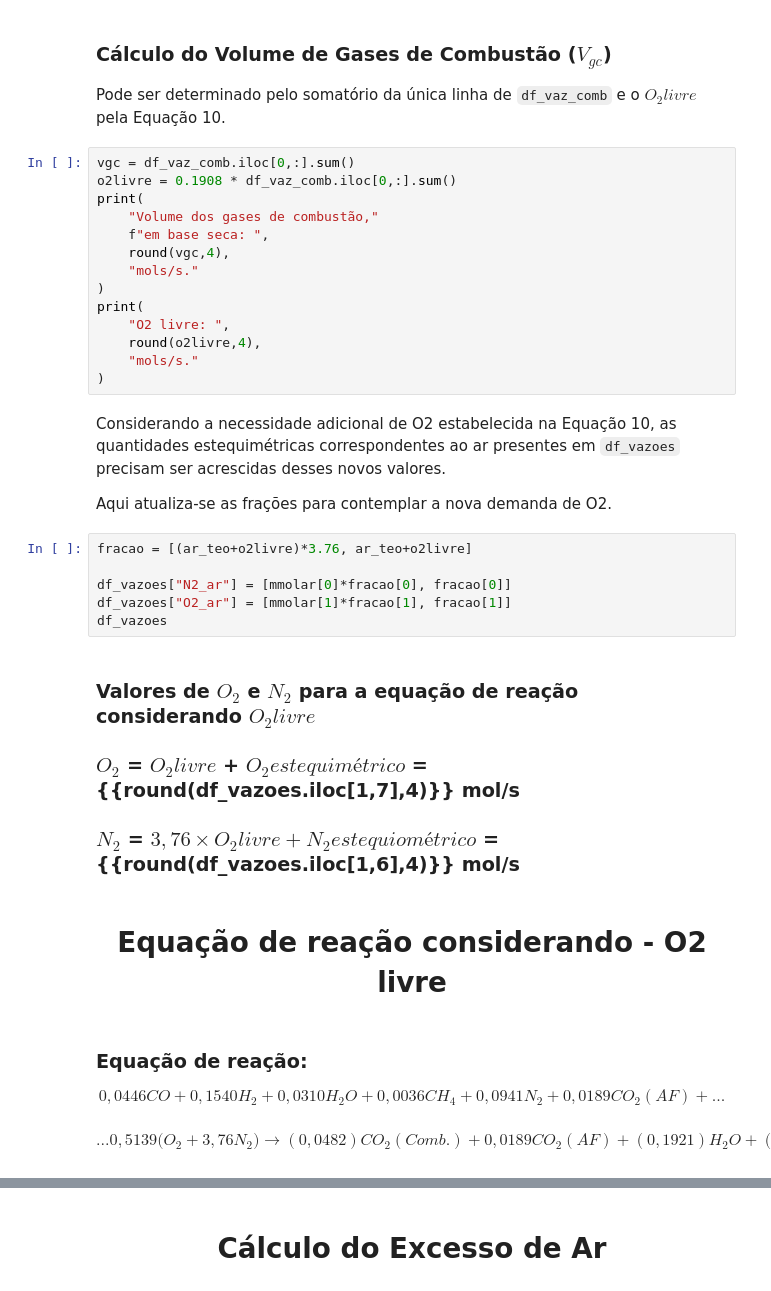
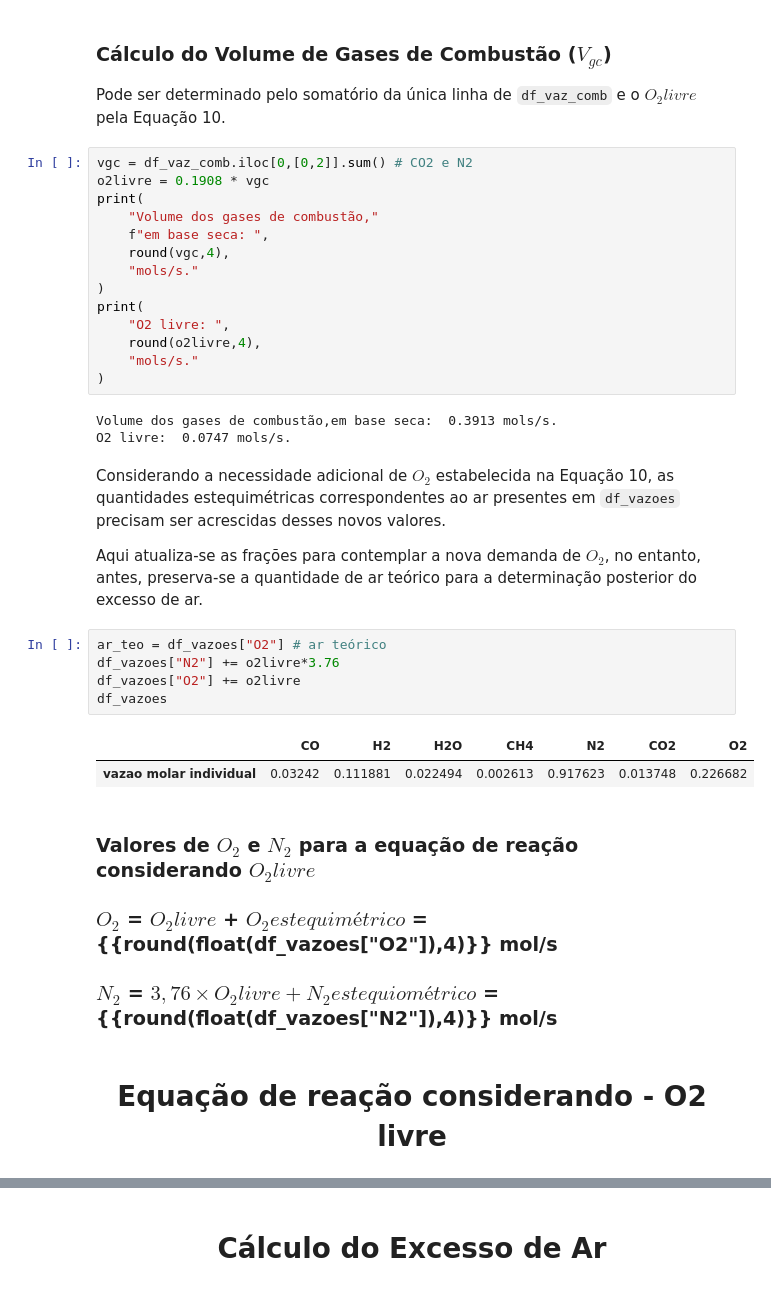
Before and after one commit to ProfLeao/GESESC-adiabatic-flames, a Jupyter notebook: Combustão_Cantera.ipynb, the cells around one changed output, grey strips where cells are left out. Drawn from its saved outputs; the diff is of its cells as text.

```diff
--- a/Combustão_Cantera.ipynb
+++ b/Combustão_Cantera.ipynb
@@ -379,8 +372,8 @@ $V_{gc}$  é volume dos gases de combustão em base seca
 ### Cálculo do Volume de Gases de Combustão ($V_{gc}$)
 Pode ser determinado pelo somatório da única linha de `df_vaz_comb` e o $O_2{livre}$ pela Equação 10.
 # %%
-vgc = df_vaz_comb.iloc[0,:].sum()
-o2livre = 0.1908 * df_vaz_comb.iloc[0,:].sum()
+vgc = df_vaz_comb.iloc[0,[0,2]].sum() # CO2 e N2
+o2livre = 0.1908 * vgc
 print(
     "Volume dos gases de combustão,"
     f"em base seca: ",
@@ -392,35 +385,27 @@ print(
     round(o2livre,4),
     "mols/s."
 )
+# %% [output]
+Volume dos gases de combustão,em base seca:  0.3913 mols/s.
+O2 livre:  0.0747 mols/s.
 # %% [markdown]
-Considerando a necessidade adicional de O2 estabelecida na Equação 10, as quantidades estequimétricas correspondentes ao ar presentes em `df_vazoes` precisam ser acrescidas desses novos valores.
+Considerando a necessidade adicional de $O_2$ estabelecida na Equação 10, as quantidades estequimétricas correspondentes ao ar presentes em `df_vazoes` precisam ser acrescidas desses novos valores.
 
-Aqui atualiza-se as frações para contemplar a nova demanda de O2.
+Aqui atualiza-se as frações para contemplar a nova demanda de $O_2$, no entanto, antes, preserva-se a quantidade de ar teórico para a determinação posterior do excesso de ar.
-# %%
-fracao = [(ar_teo+o2livre)*3.76, ar_teo+o2livre]
-
-df_vazoes["N2_ar"] = [mmolar[0]*fracao[0], fracao[0]]
-df_vazoes["O2_ar"] = [mmolar[1]*fracao[1], fracao[1]]
-df_vazoes
+# %%
+ar_teo = df_vazoes["O2"] # ar teórico
+df_vazoes["N2"] += o2livre*3.76
+df_vazoes["O2"] += o2livre
+df_vazoes
+# %% [output]
+|  | CO | H2 | H2O | CH4 | N2 | CO2 | O2 |
+| vazao molar individual | 0.03242 | 0.111881 | 0.022494 | 0.002613 | 0.917623 | 0.013748 | 0.226682 |
 # %% [markdown]
 ### Valores de $O_2$ e $N_2$ para a equação de reação considerando $O_2 livre$
 
- ### $O_2$  = $O_2 livre$ + $O_2 {estequimétrico}$ = {{round(df_vazoes.iloc[1,7],4)}}  mol/s
+ ### $O_2$  = $O_2 livre$ + $O_2 {estequimétrico}$ = {{round(float(df_vazoes["O2"]),4)}}  mol/s
 
 
-### $N_2$  = $3,76 \times O_2 livre + N_2 {estequiométrico}$ =  {{round(df_vazoes.iloc[1,6],4)}}  mol/s
+### $N_2$  = $3,76 \times O_2 livre + N_2 {estequiométrico}$ =  {{round(float(df_vazoes["N2"]),4)}}  mol/s
 # %% [markdown]
 <h1 style="text-align: center">Equação de reação considerando - O2 livre</h1>
-# %% [markdown]
-### Equação de reação:
-
-
-\begin{equation*}
-0,0446 CO + 0,1540 H_2 + 0,0310 H_2O + 0,0036 CH_4 + 0,0941 N_2 + 0,0189 CO_2 (AF) + ...
-\end{equation*}
-
-$$\;$$
-
-\begin{equation*}
- ... 0,5139\big(O_2 + 3,76 N_2\big) \longrightarrow (0,0482) CO_2 (Comb.) + 0,0189 CO_2 (AF)+(0,1921)H_2O+(2,0264)N_2 + 0,2326 O_2\longrightarrow Eq.1
-\end{equation*}
```
Also changed, not shown: parts of 17 cells of this notebook, 1 other file.
